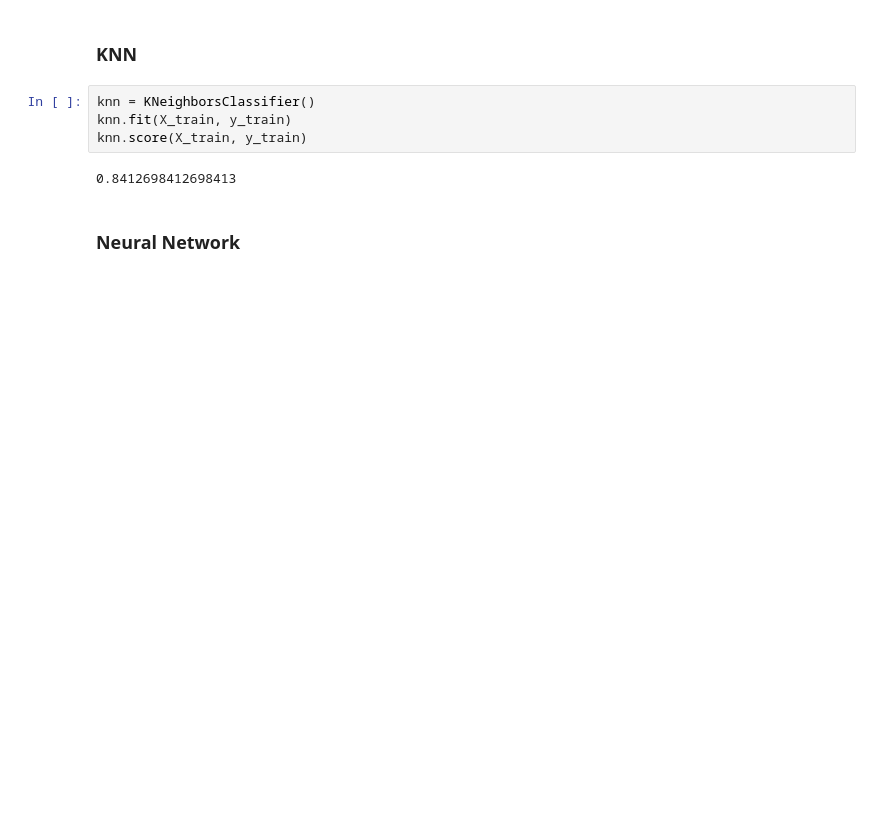
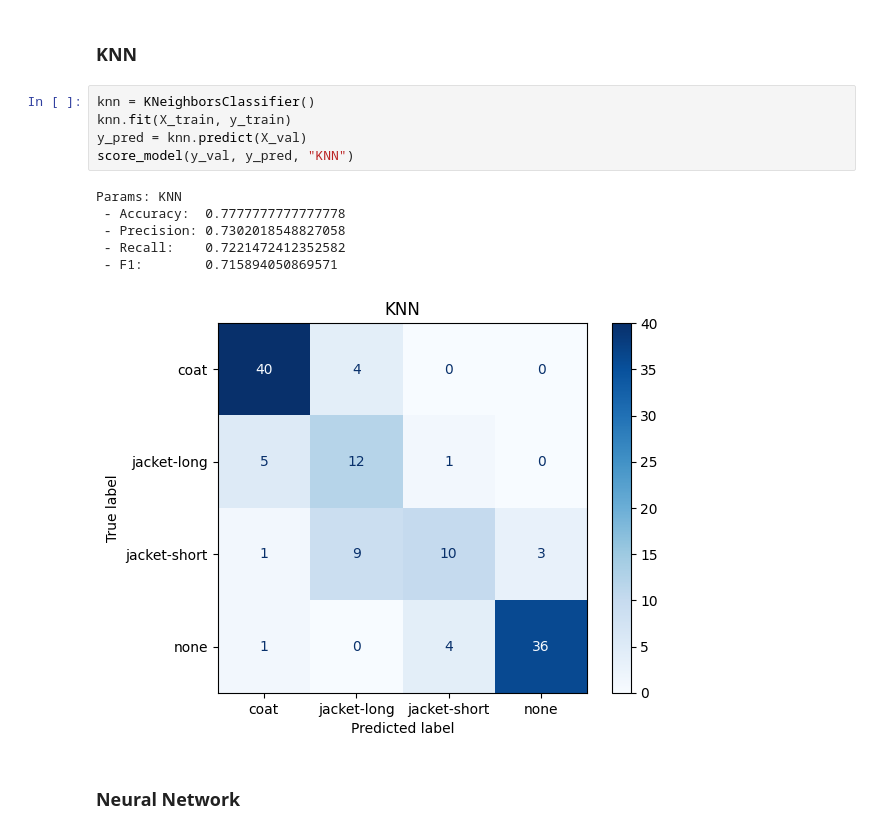
Before and after one commit to tikkikkit21/WeatherML, a Jupyter notebook: research.ipynb, the cells around one changed output. Drawn from its saved outputs; the diff is of its cells as text; blank space fills up the shorter version.

```diff
--- a/research.ipynb
+++ b/research.ipynb
@@ -339,9 +369,15 @@ dt.score(X_val, y_val)
 # %%
 knn = KNeighborsClassifier()
 knn.fit(X_train, y_train)
-knn.score(X_train, y_train)
+y_pred = knn.predict(X_val)
+score_model(y_val, y_pred, "KNN")
 # %% [output]
-0.8412698412698413
+Params: KNN
+ - Accuracy:  0.7777777777777778
+ - Precision: 0.7302018548827058
+ - Recall:    0.7221472412352582
+ - F1:        0.715894050869571
+[figure, added]
 # %% [markdown]
 ### Neural Network
 # %%
```
Also changed, not shown: parts of 6 cells of this notebook.
